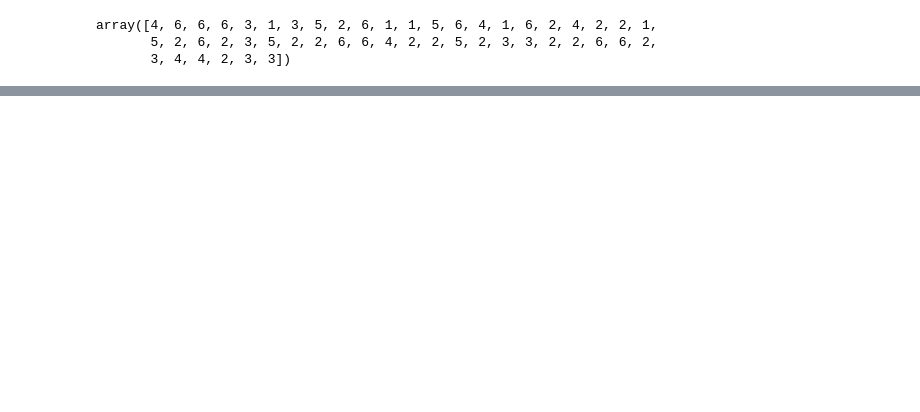
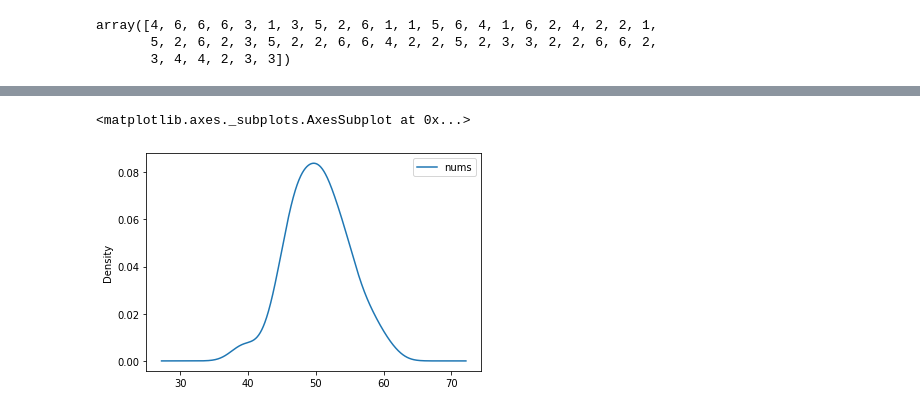
Before and after one commit to davideliason/DM4BA_Personal_Practice, a Jupyter notebook: Pandas_DataAnalysis.ipynb, the cells around one changed output, grey strips where cells are left out. Drawn from its saved outputs; the diff is of its cells as text; code cells hidden in the pictures; blank space fills up the shorter version.

```diff
--- a/Pandas_DataAnalysis.ipynb
+++ b/Pandas_DataAnalysis.ipynb
@@ -1460,0 +1561,5 @@ array([4, 6, 6, 6, 3, 1, 3, 5, 2, 6, 1, 1, 5, 6, 4, 1, 6, 2, 4, 2, 2, 1,
+# %%
+data.plot(kind='density')
+# %% [output]
+<matplotlib.axes._subplots.AxesSubplot at 0x...>
+[figure, added]
```
Also changed, not shown: parts of 40 cells of this notebook.
